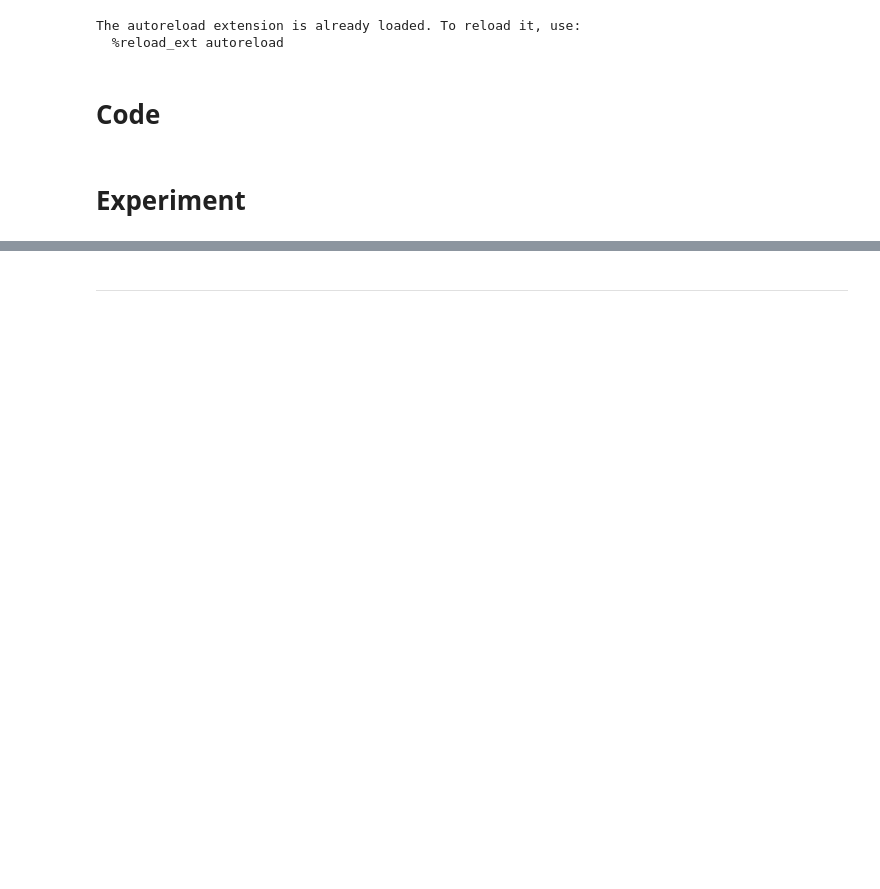
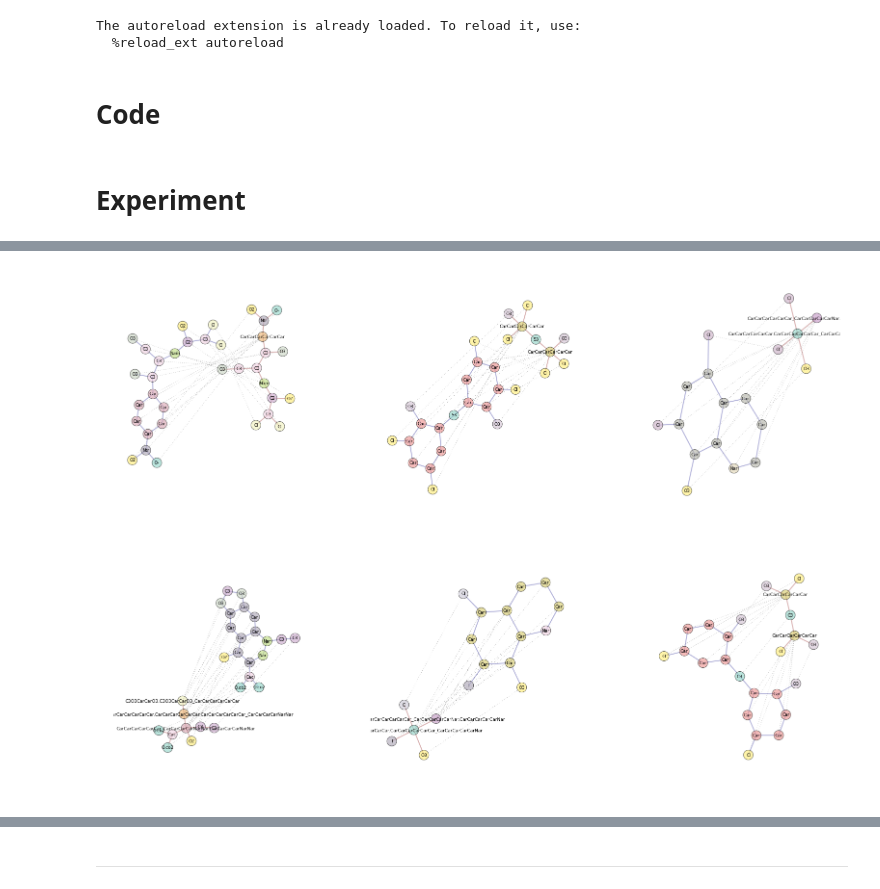
Before and after one commit to fabriziocosta/EDeN_examples, a Jupyter notebook: GArDen classification.ipynb, the cells around one changed output, grey strips where cells are left out. Saved outputs shown, nothing was run; the diff lists cells and outputs as text; code cells hidden in the pictures; blank space fills up the shorter version.

```diff
--- a/GArDen classification.ipynb
+++ b/GArDen classification.ipynb
@@ -87,7 +50,16 @@ inactive_graphs = preprocess(inactive_fname)
 
 from eden.util import random_bipartition_iter
 relative_size = 0.8
-pos_train, pos_test = random_bipartition_iter(active_graphs, relative_size=relative_size, random_state=1)
-neg_train, neg_test = random_bipartition_iter(inactive_graphs, relative_size=relative_size, random_state=1)
-train_graphs_tuple = (pos_train, neg_train)
+pos_train_graphs, pos_test_graphs = random_bipartition_iter(active_graphs, relative_size=relative_size, random_state=1)
+neg_train_graphs, neg_test_graphs = random_bipartition_iter(inactive_graphs, relative_size=relative_size, random_state=1)
+
+from GArDen.transform.node import AddGraphAttributeValue
+pos_train_graphs = transform(pos_train_graphs, program=AddGraphAttributeValue(attribute='target', value=1))
+neg_train_graphs = transform(neg_train_graphs, program=AddGraphAttributeValue(attribute='target', value=-1))
+pos_test_graphs = transform(pos_test_graphs, program=AddGraphAttributeValue(attribute='target', value=1))
+neg_test_graphs = transform(neg_test_graphs, program=AddGraphAttributeValue(attribute='target', value=-1))
+
+from itertools import chain
+train_graphs = chain(pos_train_graphs, neg_train_graphs)
+test_graphs = chain(pos_test_graphs, neg_test_graphs)
 # %% [output]
@@ -96,3 +68,12 @@ Wall time: 11.5 s
+# %%
+from itertools import tee, islice
+train_graphs, train_graphs_ = tee(train_graphs)
+# display of graphs
+from eden.util.display import draw_graph_set
+draw_graph_set(islice(train_graphs, 6), n_graphs_per_line=3, size=9, title_key='id', prog='neato', node_border=1, node_size=400, colormap='Set3', edge_color='_label_',edge_alpha=.3, vertex_label='label', vertex_color='_label_', ignore_for_layout='nesting')
+# %% [output]
+[figure, added]
+[figure, added]
 # %%
 %%time
 from sklearn.linear_model import SGDClassifier
```
Also changed, not shown: parts of 8 cells of this notebook, 2 other files.
